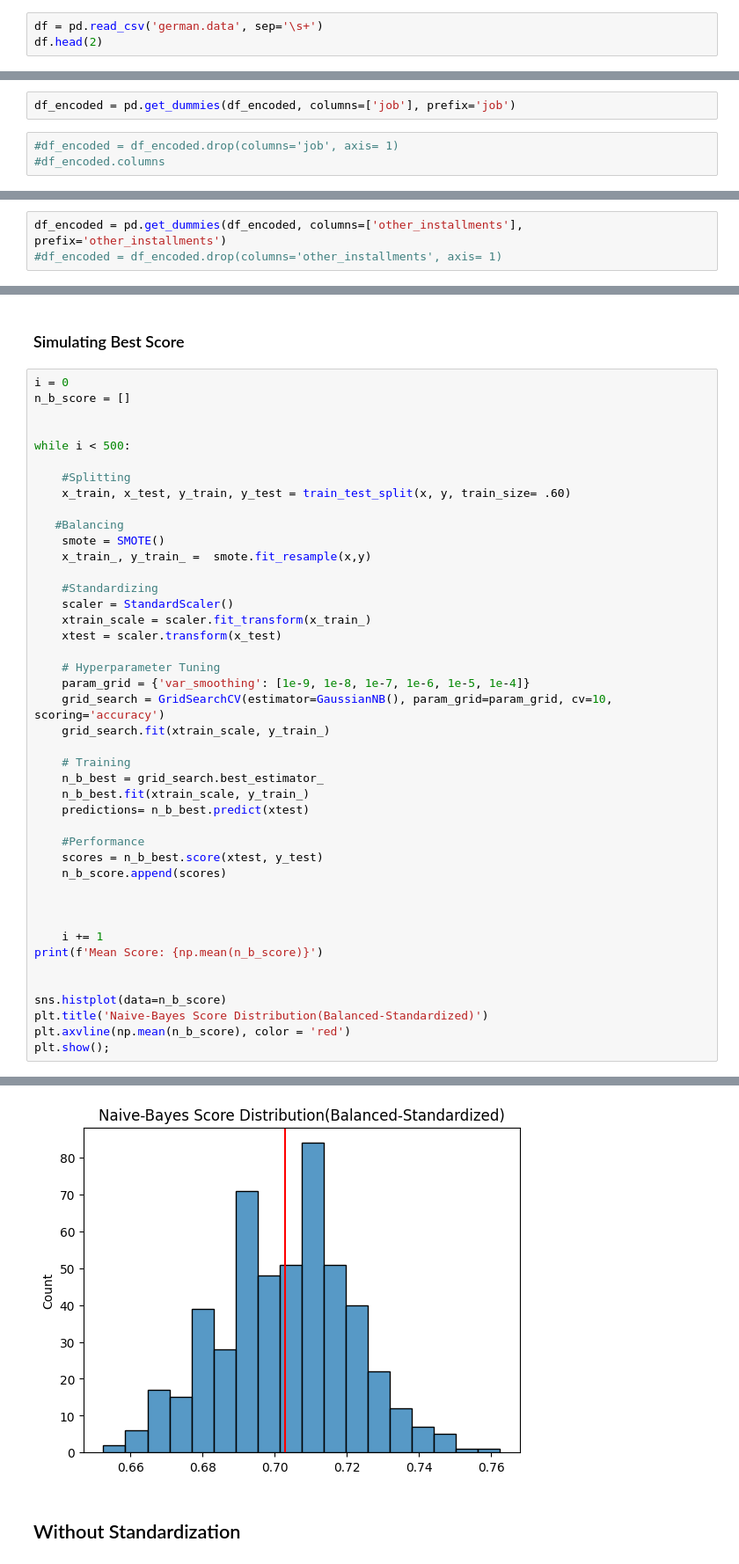
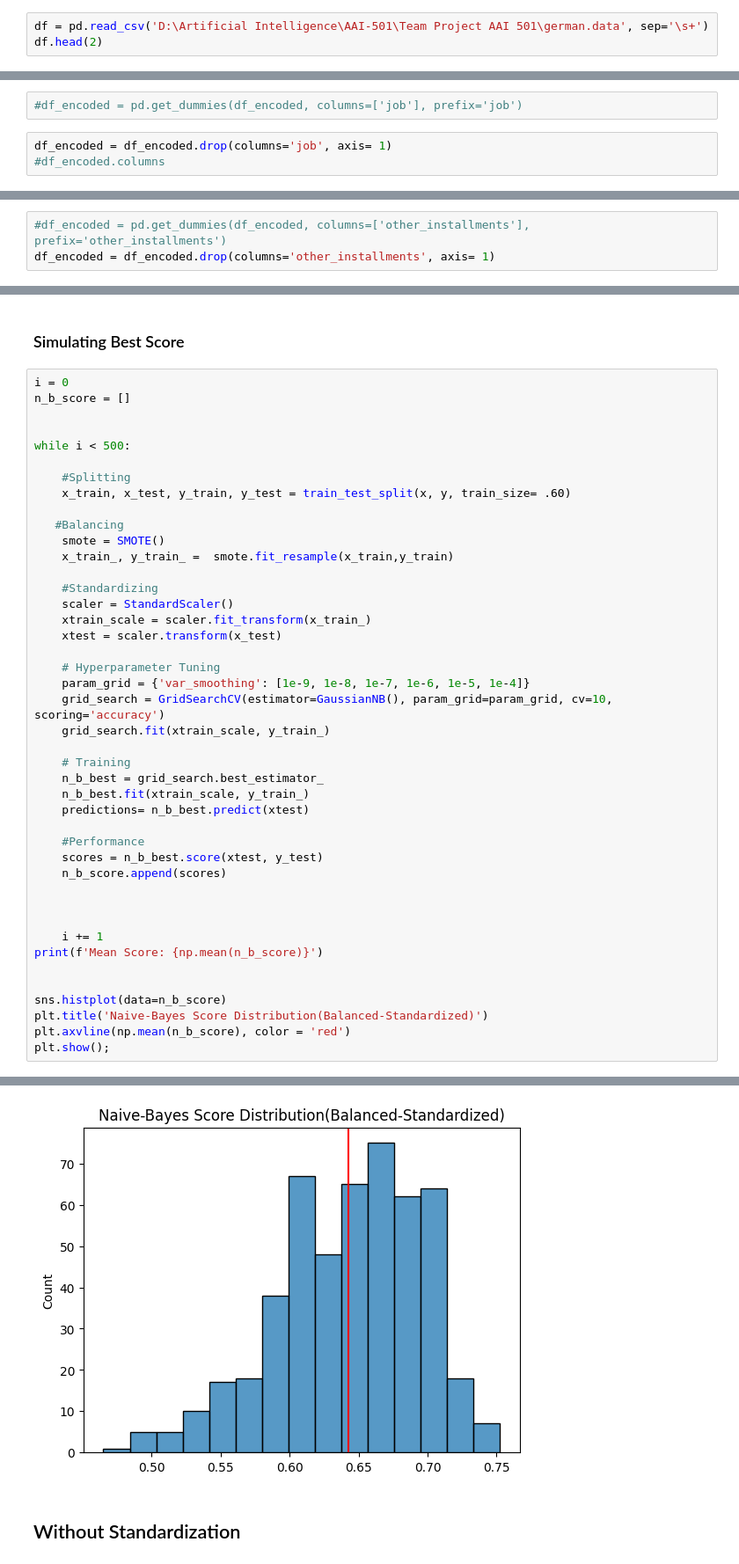
Before and after one commit to lopez-Luis89/Credit, a Jupyter notebook: Team Project AAI 501.ipynb, the cells around one changed output, grey strips where cells are left out. Shown at 88% size. Cells and saved outputs as stored; diff of their text form.

```diff
--- a/Team Project AAI 501.ipynb
+++ b/Team Project AAI 501.ipynb
@@ -26,7 +26,7 @@ from sklearn.metrics import roc_curve, auc
 from sklearn.model_selection import GridSearchCV
 from imblearn.over_sampling import SMOTE
 # %%
-df = pd.read_csv('german.data', sep='\s+')
+df = pd.read_csv('D:\Artificial Intelligence\AAI-501\Team Project AAI 501\german.data', sep='\s+')
 df.head(2)
 # %% [output]
 |  | A11 | 6 | A34 | A43 | 1169 | A65 | A75 | 4 | A93 | A101 | ... | ... |
@@ -511,9 +511,9 @@ sns.countplot(data=df_encoded, x = 'job', hue = 'class' )
 # %% [markdown]
 ***The distribution for each class and employment seems proportional, we can omit this category***
 # %%
-df_encoded = pd.get_dummies(df_encoded, columns=['job'], prefix='job')
+#df_encoded = pd.get_dummies(df_encoded, columns=['job'], prefix='job')
 # %%
-#df_encoded = df_encoded.drop(columns='job', axis= 1)
+df_encoded = df_encoded.drop(columns='job', axis= 1)
 #df_encoded.columns
 # %%
 sns.countplot(data=df_encoded, x  = 'property', hue = 'class')
@@ -636,8 +633,8 @@ sns.countplot(data=df_encoded, x  = 'other_installments', hue = 'class')
 # %% [markdown]
 ***Having Other Installments does not seem that affect wether you have good or bad credit,since the population results look proportional***
 # %%
-df_encoded = pd.get_dummies(df_encoded, columns=['other_installments'], prefix='other_installments')
-#df_encoded = df_encoded.drop(columns='other_installments', axis= 1)
+#df_encoded = pd.get_dummies(df_encoded, columns=['other_installments'], prefix='other_installments')
+df_encoded = df_encoded.drop(columns='other_installments', axis= 1)
 # %%
 df_encoded.head(1)
 # %% [output]
@@ -859,7 +864,7 @@ while i < 500:
 
    #Balancing
     smote = SMOTE()
-    x_train_, y_train_ =  smote.fit_resample(x,y)
+    x_train_, y_train_ =  smote.fit_resample(x_train,y_train)
 
     #Standardizing
     scaler = StandardScaler()
@@ -895,4 +900,4 @@ Mean Score: 0.7028949999999999
-[figure, old version]
+[figure, new version]
 # %% [markdown]
 ## Without Standardization
 # %%
```
Also changed, not shown: parts of 13 cells of this notebook.
